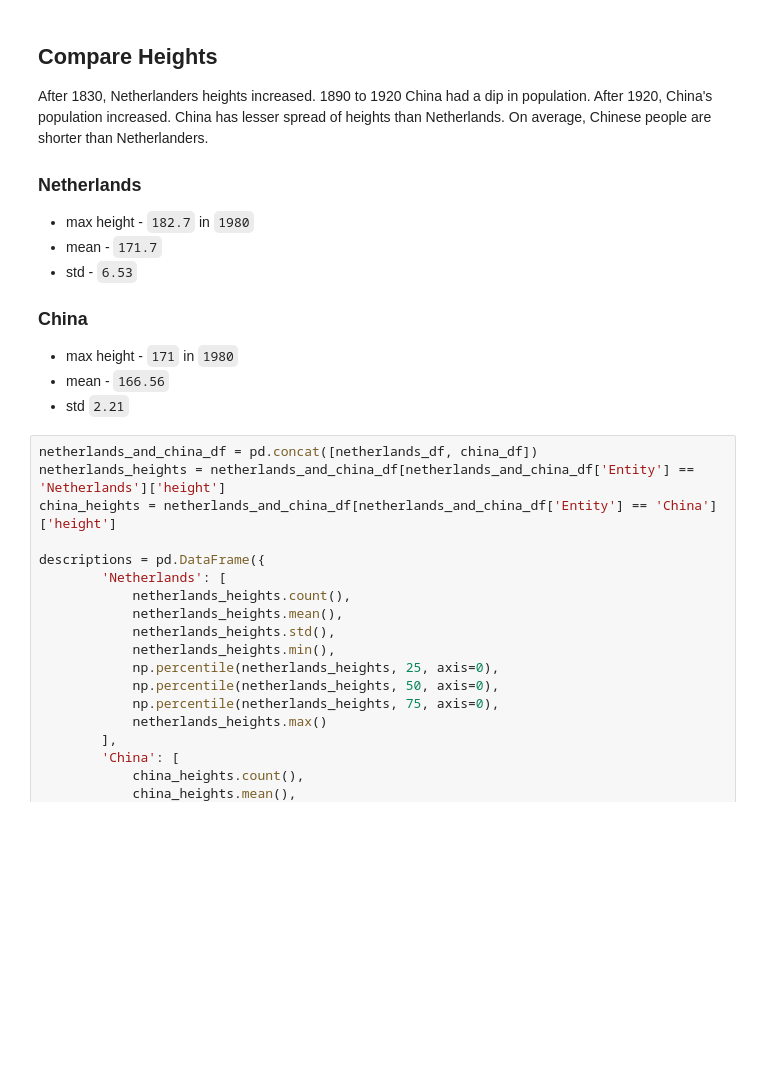
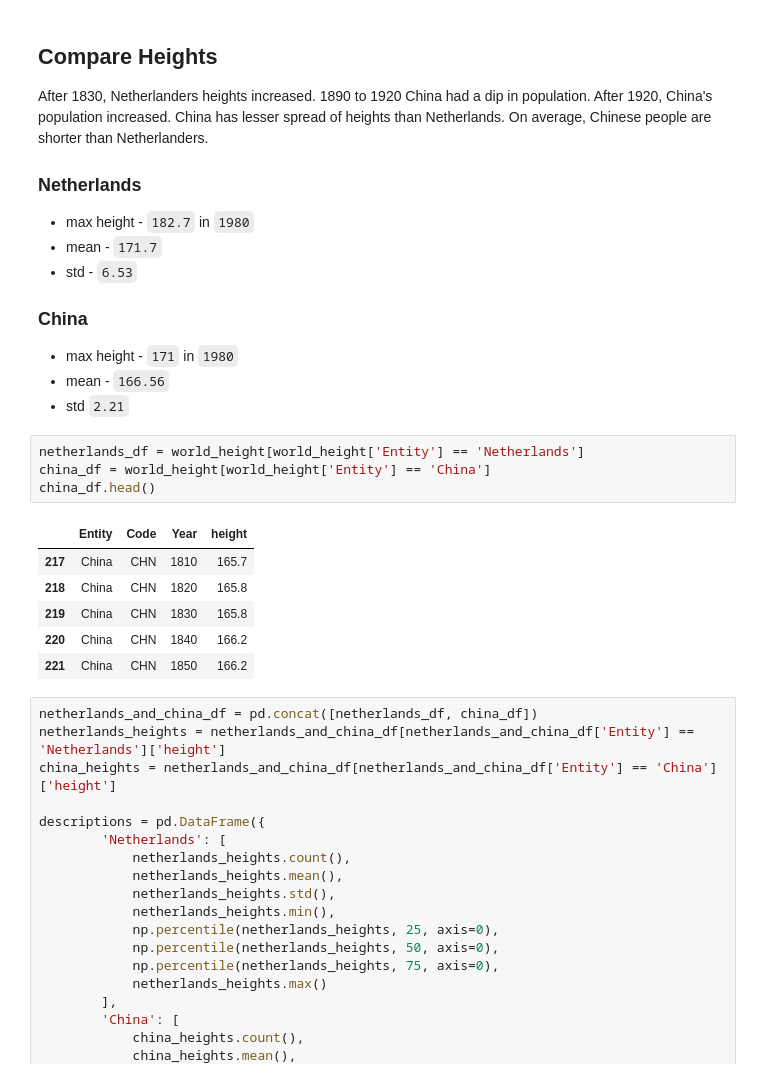
Before and after one commit to Smarker/machine_learning, a Jupyter notebook: exercise_one.ipynb, the cells around one changed output. Drawn from its saved outputs; the diff is of its cells as text; blank space fills up the shorter version.

Commit message:
Add missing netherlands_df and china_df.

```diff
--- a/exercise_one.ipynb
+++ b/exercise_one.ipynb
@@ -59,6 +59,17 @@ China has lesser spread of heights than Netherlands. On average, Chinese people
 * max height - `171` in `1980`
 * mean - `166.56`
 * std `2.21`
+# %%
+netherlands_df = world_height[world_height['Entity'] == 'Netherlands']
+china_df = world_height[world_height['Entity'] == 'China']
+china_df.head()
+# %% [output]
+|  | Entity | Code | Year | height |
+| 217 | China | CHN | 1810 | 165.7 |
+| 218 | China | CHN | 1820 | 165.8 |
+| 219 | China | CHN | 1830 | 165.8 |
+| 220 | China | CHN | 1840 | 166.2 |
+| 221 | China | CHN | 1850 | 166.2 |
 # %%
 netherlands_and_china_df = pd.concat([netherlands_df, china_df])
 netherlands_heights = netherlands_and_china_df[netherlands_and_china_df['Entity'] == 'Netherlands']['height']
```
Also changed, not shown: parts of 2 cells of this notebook.
